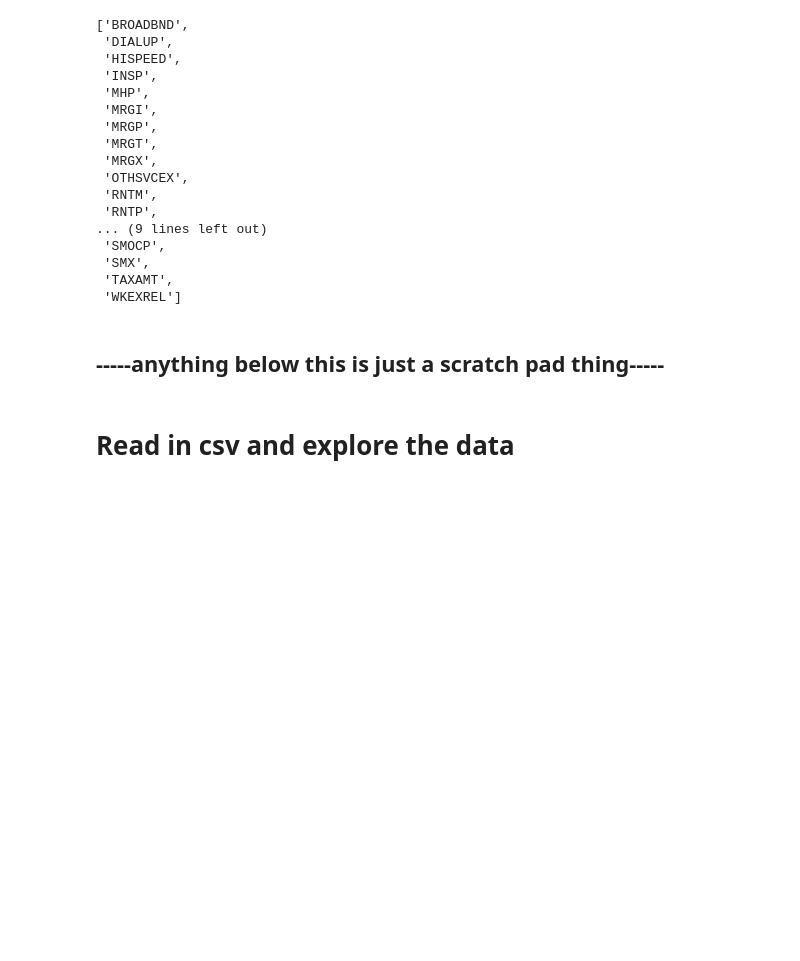
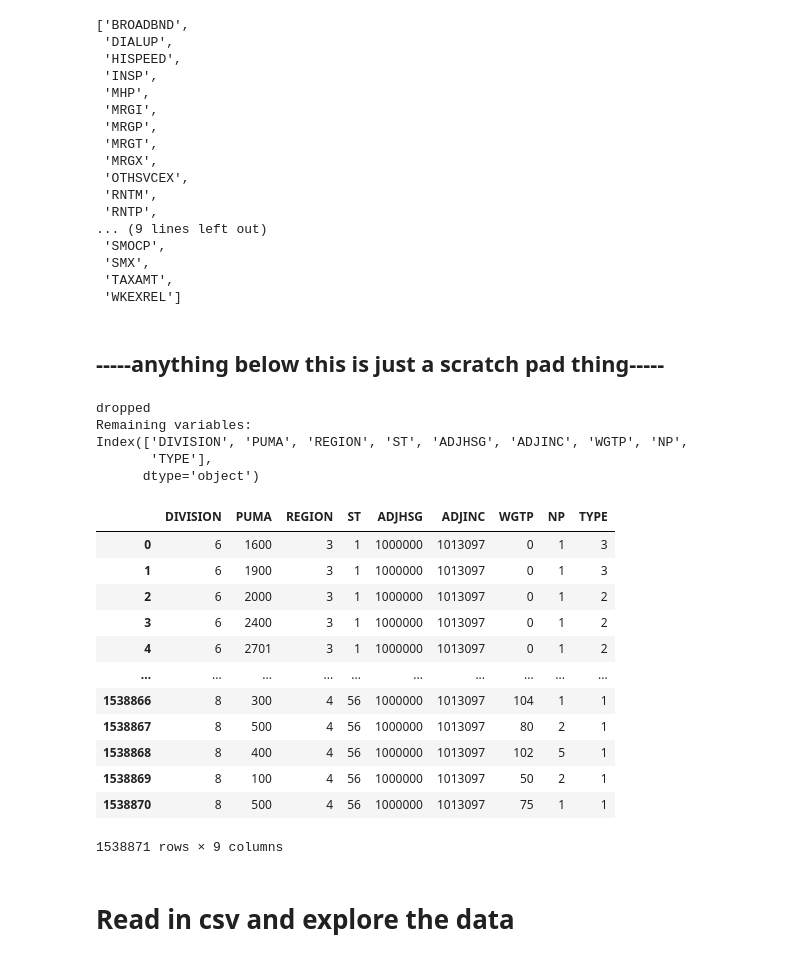
Before and after one commit to irvingcampbell/Mod5Project, a Jupyter notebook: irv_notebook_early.ipynb, the cells around one changed output. Drawn from its saved outputs; the diff is of its cells as text; code cells hidden in the pictures; blank space fills up the shorter version.

```diff
--- a/irv_notebook_early.ipynb
+++ b/irv_notebook_early.ipynb
@@ -118,3 +128,9 @@ X.columns[X.isna().any()].tolist()
  'WKEXREL']
 # %% [markdown]
 ## -----anything below this is just a scratch pad thing-----
+# %%
+tester = df
+# %%
+tester = tester.dropna(axis = 1)
+# %%
+tester = tester.drop(columns = ['RT', 'SERIALNO'])
@@ -121,3 +139,42 @@ X.columns[X.isna().any()].tolist()
+# %%
+def calculate_vif(X, thresh=100):
+    cols = X.columns
+    variables = np.arange(X.shape[1])
+    dropped=True
+    while dropped:
+        dropped=False
+        print("dropped")
+        c = X[cols[variables]].values
+        vif = [variance_inflation_factor(c, ix) for ix in np.arange(c.shape[1])]
+        maxloc = vif.index(max(vif))
+        if max(vif) > thresh:
+            print('dropping \'' + X[cols[variables]].columns[maxloc] + '\' at index: ' + str(maxloc))
+            variables = np.delete(variables, maxloc)
+            dropped=True
+    print('Remaining variables:')
+    print(X.columns[variables])
+    return X[cols[variables]]
+# %%
+calculate_vif(tester)
+# %% [output]
+dropped
+Remaining variables:
+Index(['DIVISION', 'PUMA', 'REGION', 'ST', 'ADJHSG', 'ADJINC', 'WGTP', 'NP',
+       'TYPE'],
+      dtype='object')
+|  | DIVISION | PUMA | REGION | ST | ADJHSG | ADJINC | WGTP | NP | TYPE |
+| 0 | 6 | 1600 | 3 | 1 | 1000000 | 1013097 | 0 | 1 | 3 |
+| 1 | 6 | 1900 | 3 | 1 | 1000000 | 1013097 | 0 | 1 | 3 |
+| 2 | 6 | 2000 | 3 | 1 | 1000000 | 1013097 | 0 | 1 | 2 |
+| 3 | 6 | 2400 | 3 | 1 | 1000000 | 1013097 | 0 | 1 | 2 |
+| 4 | 6 | 2701 | 3 | 1 | 1000000 | 1013097 | 0 | 1 | 2 |
+| ... | ... | ... | ... | ... | ... | ... | ... | ... | ... |
+| 1538866 | 8 | 300 | 4 | 56 | 1000000 | 1013097 | 104 | 1 | 1 |
+| 1538867 | 8 | 500 | 4 | 56 | 1000000 | 1013097 | 80 | 2 | 1 |
+| 1538868 | 8 | 400 | 4 | 56 | 1000000 | 1013097 | 102 | 5 | 1 |
+| 1538869 | 8 | 100 | 4 | 56 | 1000000 | 1013097 | 50 | 2 | 1 |
+| 1538870 | 8 | 500 | 4 | 56 | 1000000 | 1013097 | 75 | 1 | 1 |
+1538871 rows × 9 columns
 # %% [markdown]
 # Read in csv and explore the data
 # %%
```
Also changed, not shown: parts of 3 cells of this notebook.
